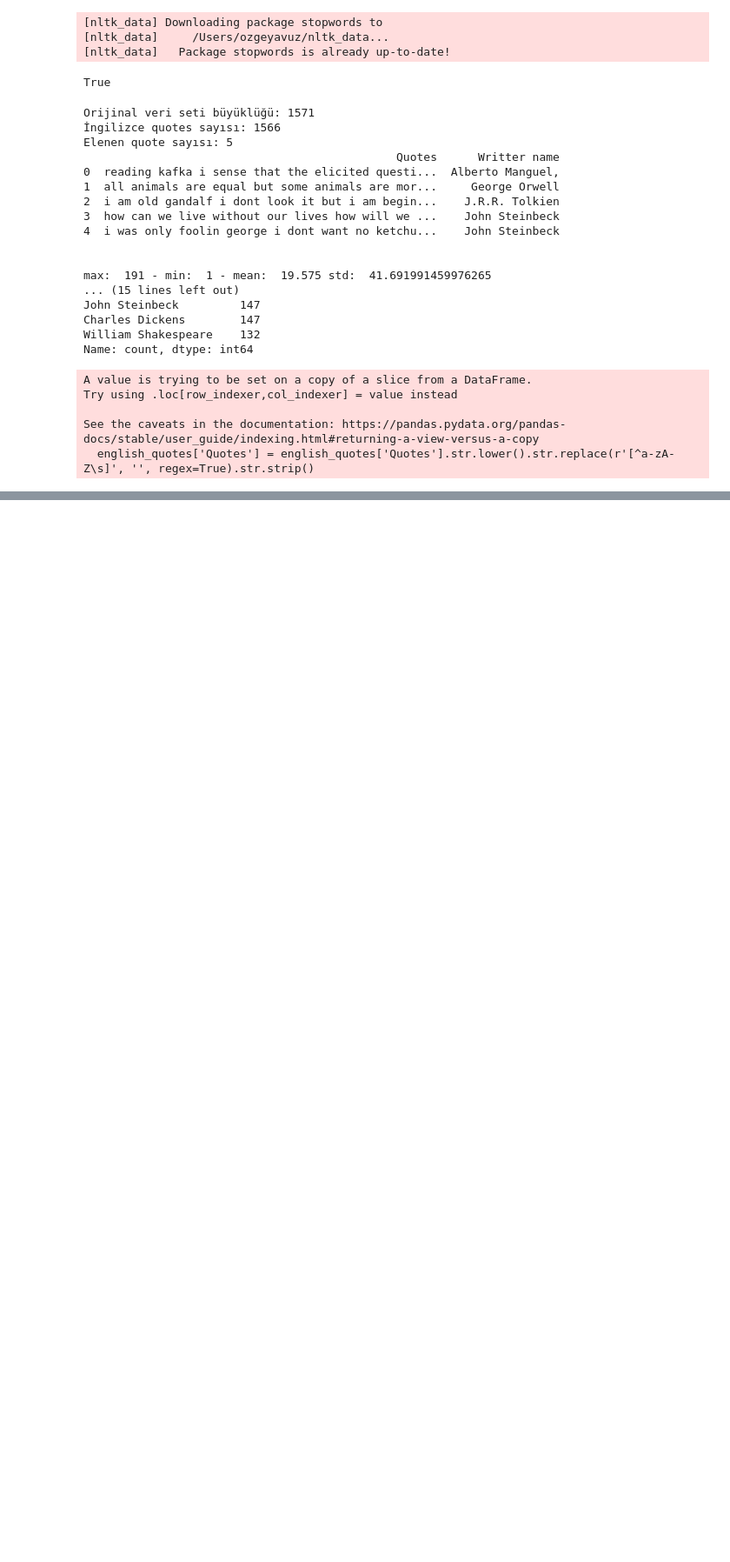
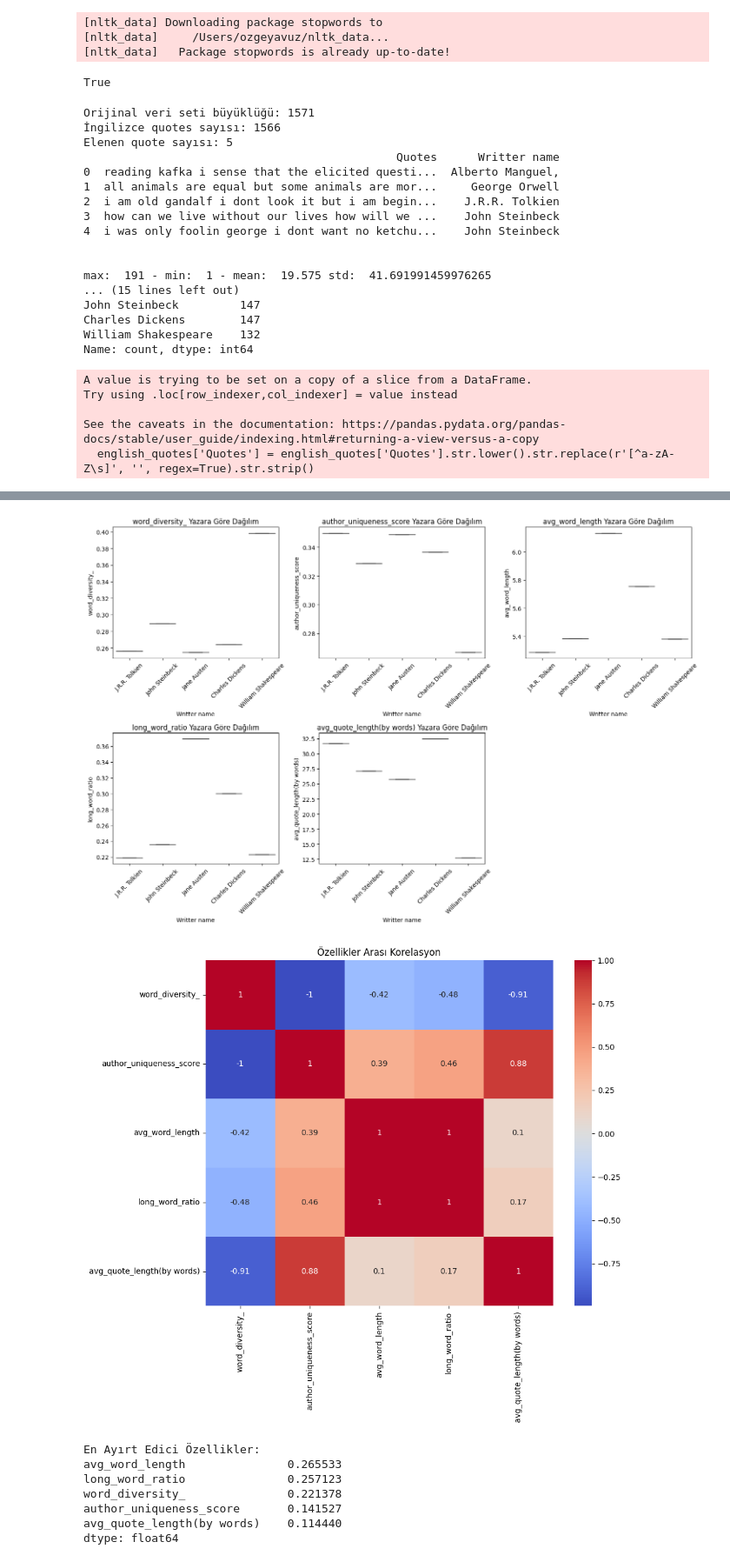
Before and after one commit to Elif-ozge/470-project, a Jupyter notebook: data_analysis_v0.ipynb, the cells around one changed output, grey strips where cells are left out. Shown: that part at 87% size. Cells and saved outputs as stored; diff of their text form; code cells hidden in the pictures; blank space fills up the shorter version.

Commit message:
v0 data analysis updated

```diff
--- a/data_analysis_v0.ipynb
+++ b/data_analysis_v0.ipynb
@@ -259,3 +259,60 @@ Filtrelenmiş veri seti büyüklüğü: 775
 | 4 | i was only foolin george i dont w... | John Steinbeck | people 20 like 18 get 17 know ... | (seemed, know) 4 (george, said) 3... | (make, feel, rich) 3 (along, work... | 0.289151 | 0.328846 | ... |
 | 6 | there is nothing i would not do f... | Jane Austen | one 25 could 23 must 21 alwa... | (everybody, else) 5 (jane, austen... | (else, perfectly, happy) 2 (truth... | 0.254730 | 0.348817 | ... |
 | 8 | short cuts make long delays | J.R.R. Tolkien | one 20 like 19 ring 19 s... | (one, ring) 8 (said, bilbo) ... | (one, ring, rule) 3 (ring, rule, ... | 0.256083 | 0.349872 | ... |
+# %%
+import pandas as pd
+import seaborn as sns
+import matplotlib.pyplot as plt
+from sklearn.ensemble import RandomForestClassifier
+
+# Verinin 'df' adında olduğunu varsayıyoruz
+# Kategorik olmayan, sayısal sütunları seçelim
+numeric_features = [
+    'word_diversity_', 'author_uniqueness_score',
+    'avg_word_length', 'long_word_ratio', 'avg_quote_length(by words)'
+]
+
+# 1. Kutu Grafiği (Boxplot) Analizi
+# Hangi özelliğin yazarlar arasında belirgin bir çizgi çektiğini gösterir
+plt.figure(figsize=(15, 10))
+for i, col in enumerate(numeric_features, 1):
+    plt.subplot(2, 3, i)
+    sns.boxplot(x='Writter name', y=col, data=cleaned_DF)
+    plt.xticks(rotation=45)
+    plt.title(f'{col} Yazara Göre Dağılım')
+
+plt.tight_layout()
+plt.show()
+
+# 2. Korelasyon Matrisi
+# Özelliklerin birbiriyle ne kadar ilişkili olduğunu anlamak için
+plt.figure(figsize=(10, 8))
+sns.heatmap(cleaned_DF[numeric_features].corr(), annot=True, cmap='coolwarm')
+plt.title("Özellikler Arası Korelasyon")
+plt.show()
+
+# 3. Feature Importance (Hangi özellik yazarı daha iyi ayırt ediyor?)
+X = cleaned_DF[numeric_features]
+y = cleaned_DF['Writter name']
+
+model = RandomForestClassifier()
+model.fit(X, y)
+
+importance = pd.Series(model.feature_importances_, index=numeric_features).sort_values(ascending=False)
+print("\nEn Ayırt Edici Özellikler:")
+print(importance)
+
+# Görselleştirme
+importance.plot(kind='barh', color='teal')
+plt.title("Yazar Tahmininde Özellik Önem Sıralaması")
+plt.show()
+# %% [output]
+[figure, added]
+[figure, added]
+En Ayırt Edici Özellikler:
+avg_word_length               0.265533
+long_word_ratio               0.257123
+word_diversity_               0.221378
+author_uniqueness_score       0.141527
+avg_quote_length(by words)    0.114440
+dtype: float64
```
Also changed, not shown: parts of 1 cell of this notebook.
